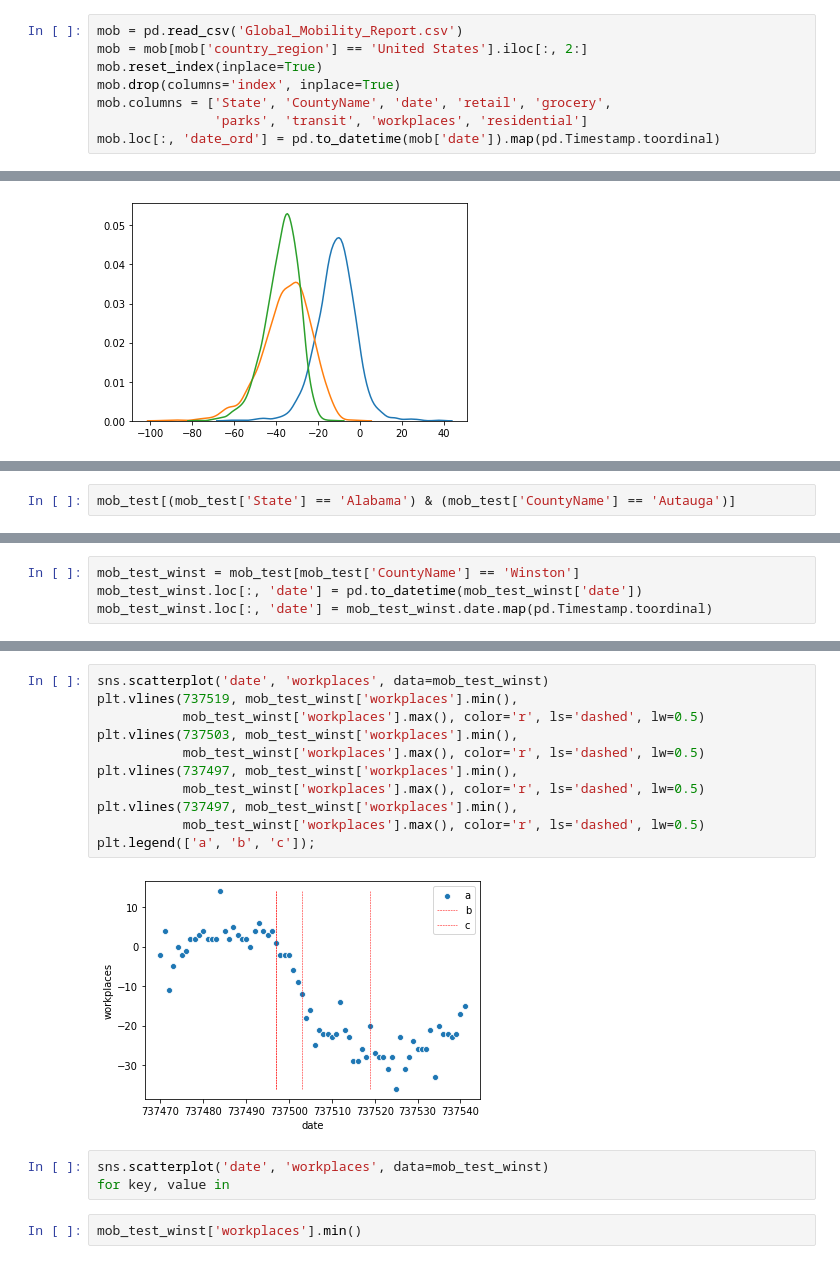
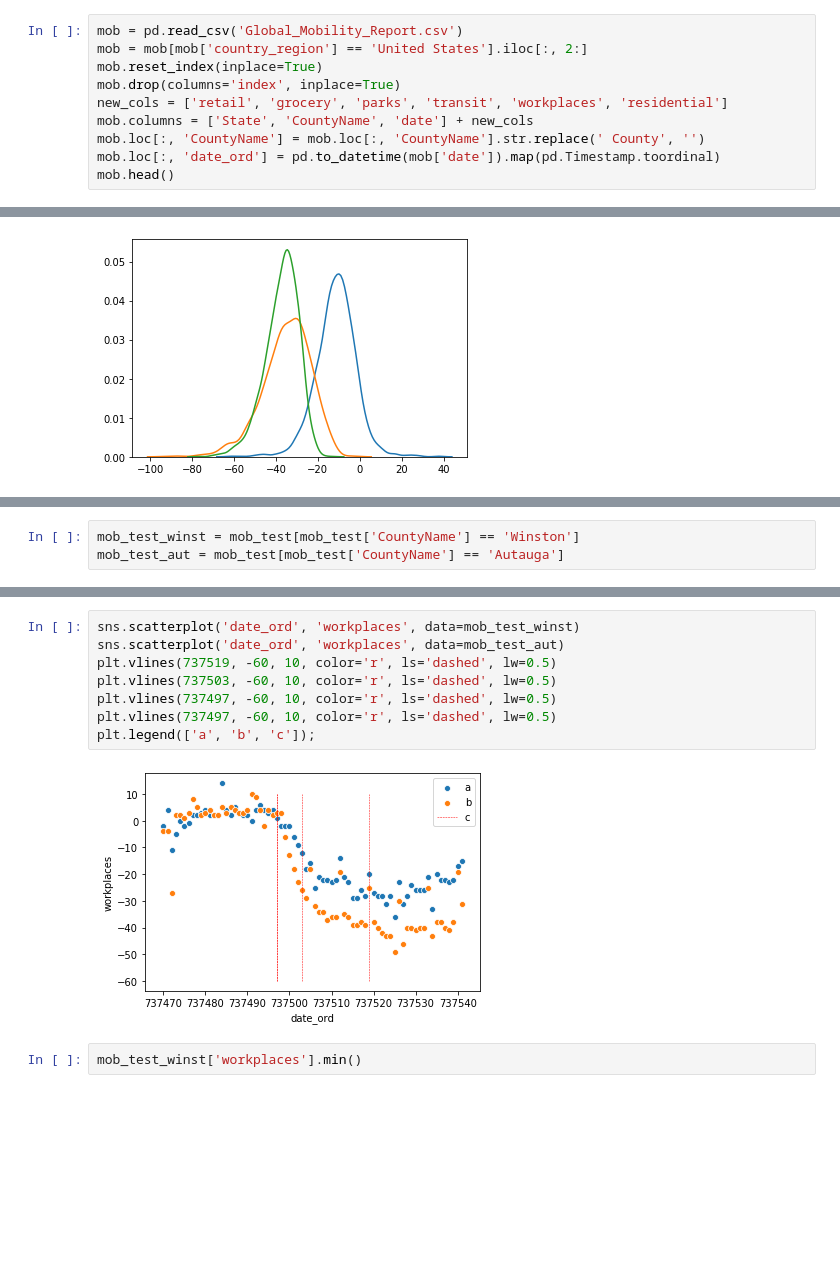
Before and after one commit to joshuaiokua/data100_final-project, a Jupyter notebook: Josh_notebook.ipynb, the cells around one changed output, grey strips where cells are left out. Saved outputs shown, nothing was run; the diff lists cells and outputs as text; blank space fills up the shorter version.

```diff
--- a/Josh_notebook.ipynb
+++ b/Josh_notebook.ipynb
@@ -176,6 +176,8 @@ mob = pd.read_csv('Global_Mobility_Report.csv')
 mob = mob[mob['country_region'] == 'United States'].iloc[:, 2:]
 mob.reset_index(inplace=True)
 mob.drop(columns='index', inplace=True)
-mob.columns = ['State', 'CountyName', 'date', 'retail', 'grocery',
-               'parks', 'transit', 'workplaces', 'residential']
+new_cols = ['retail', 'grocery', 'parks', 'transit', 'workplaces', 'residential']
+mob.columns = ['State', 'CountyName', 'date'] + new_cols
+mob.loc[:, 'CountyName'] = mob.loc[:, 'CountyName'].str.replace(' County', '')
 mob.loc[:, 'date_ord'] = pd.to_datetime(mob['date']).map(pd.Timestamp.toordinal)
+mob.head()
@@ -226,2 +288,3 @@ mob_test.iloc[:, 1:].groupby('CountyName').mean()['residential'].isna().sum()
 # %%
-mob_test[(mob_test['State'] == 'Alabama') & (mob_test['CountyName'] == 'Autauga')]
+mob_test_winst = mob_test[mob_test['CountyName'] == 'Winston']
+mob_test_aut = mob_test[mob_test['CountyName'] == 'Autauga']
@@ -246,4 +290,0 @@ mob_test[(mob_test['State'] == 'Alabama') & (mob_test['CountyName'] == 'Autauga'
-# %%
-mob_test_winst = mob_test[mob_test['CountyName'] == 'Winston']
-mob_test_winst.loc[:, 'date'] = pd.to_datetime(mob_test_winst['date'])
-mob_test_winst.loc[:, 'date'] = mob_test_winst.date.map(pd.Timestamp.toordinal)
@@ -250,19 +314,13 @@ mob_test_winst.loc[:, 'date'] = mob_test_winst.date.map(pd.Timestamp.toordinal)
 # %%
-sns.scatterplot('date', 'workplaces', data=mob_test_winst)
-plt.vlines(737519, mob_test_winst['workplaces'].min(),
-           mob_test_winst['workplaces'].max(), color='r', ls='dashed', lw=0.5)
-plt.vlines(737503, mob_test_winst['workplaces'].min(),
-           mob_test_winst['workplaces'].max(), color='r', ls='dashed', lw=0.5)
-plt.vlines(737497, mob_test_winst['workplaces'].min(),
-           mob_test_winst['workplaces'].max(), color='r', ls='dashed', lw=0.5)
-plt.vlines(737497, mob_test_winst['workplaces'].min(),
-           mob_test_winst['workplaces'].max(), color='r', ls='dashed', lw=0.5)
+sns.scatterplot('date_ord', 'workplaces', data=mob_test_winst)
+sns.scatterplot('date_ord', 'workplaces', data=mob_test_aut)
+plt.vlines(737519, -60, 10, color='r', ls='dashed', lw=0.5)
+plt.vlines(737503, -60, 10, color='r', ls='dashed', lw=0.5)
+plt.vlines(737497, -60, 10, color='r', ls='dashed', lw=0.5)
+plt.vlines(737497, -60, 10, color='r', ls='dashed', lw=0.5)
 plt.legend(['a', 'b', 'c']);
 # %% [output]
-[figure, old version]
+[figure, new version]
-# %%
-sns.scatterplot('date', 'workplaces', data=mob_test_winst)
-for key, value in
 # %%
 mob_test_winst['workplaces'].min()
 # %% [output]
```
Also changed, not shown: parts of 14 cells of this notebook.
